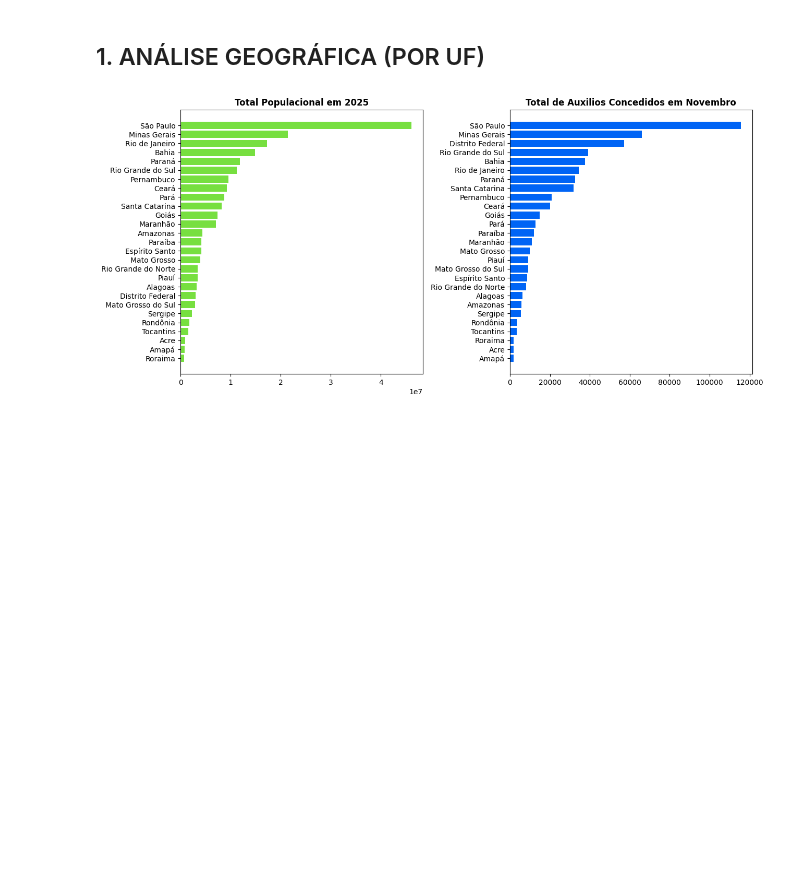
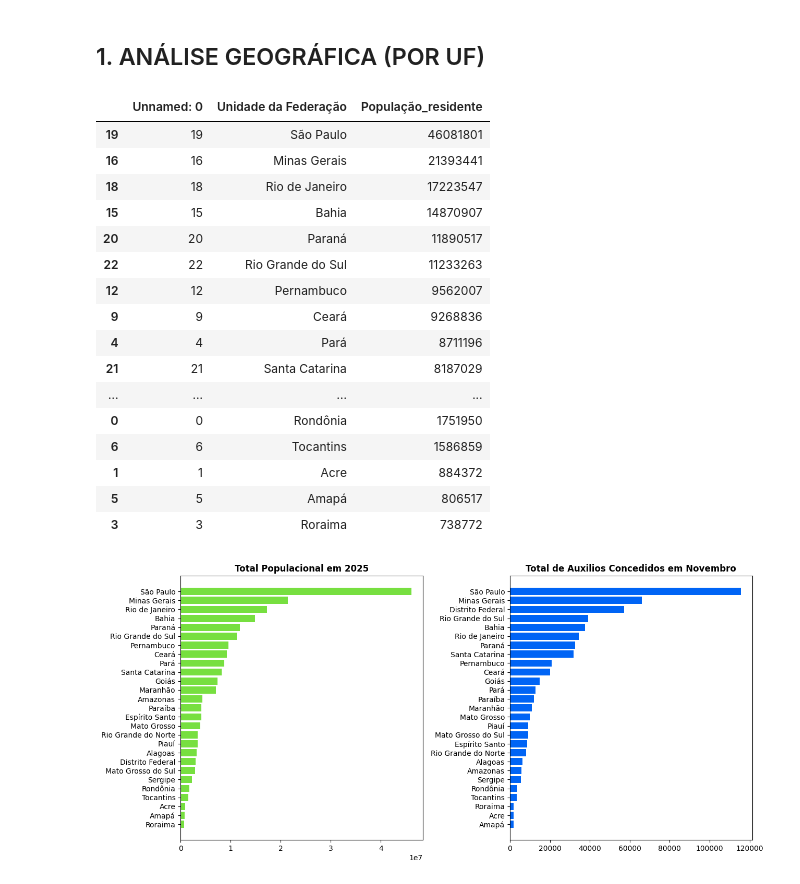
Before and after one commit to Estressei/ProjetoTrilhaDados, a Jupyter notebook: main.ipynb, the cells around one changed output. Cells and saved outputs as stored; diff of their text form; code cells hidden in the pictures; blank space fills up the shorter version.

```diff
--- a/main.ipynb
+++ b/main.ipynb
@@ -691,6 +695,28 @@ df_SP
 | 17 | Pensão Vitalícia Sindrome Talidomida | 1 |
 # %% [markdown]
 ## 1. ANÁLISE GEOGRÁFICA (POR UF)
+# %%
+populacao = populacao.sort_values('População_residente', ascending=False)
+# %%
+populacao
+# %% [output]
+|  | Unnamed: 0 | Unidade da Federação | População_residente |
+| 19 | 19 | São Paulo | 46081801 |
+| 16 | 16 | Minas Gerais | 21393441 |
+| 18 | 18 | Rio de Janeiro | 17223547 |
+| 15 | 15 | Bahia | 14870907 |
+| 20 | 20 | Paraná | 11890517 |
+| 22 | 22 | Rio Grande do Sul | 11233263 |
+| 12 | 12 | Pernambuco | 9562007 |
+| 9 | 9 | Ceará | 9268836 |
+| 4 | 4 | Pará | 8711196 |
+| 21 | 21 | Santa Catarina | 8187029 |
+| ... | ... | ... | ... |
+| 0 | 0 | Rondônia | 1751950 |
+| 6 | 6 | Tocantins | 1586859 |
+| 1 | 1 | Acre | 884372 |
+| 5 | 5 | Amapá | 806517 |
+| 3 | 3 | Roraima | 738772 |
 # %%
 #Exibe o total de população e concessão
 
```
Also changed, not shown: parts of 2 cells of this notebook, 3 other files.
